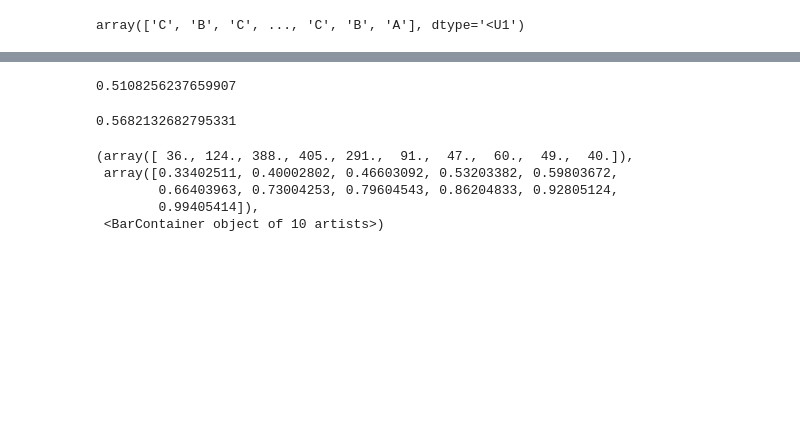
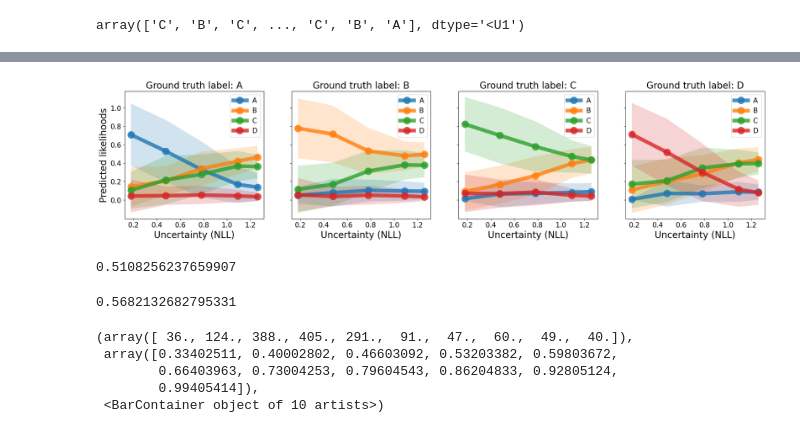
Before and after one commit to katiekang1998/llm_hallucinations, a Jupyter notebook: examples/analyze_mmlu.ipynb, the cells around one changed output, grey strips where cells are left out. Drawn from its saved outputs; the diff is of its cells as text; code cells hidden in the pictures; blank space fills up the shorter version.

```diff
--- a/examples/analyze_mmlu.ipynb
+++ b/examples/analyze_mmlu.ipynb
@@ -238,3 +238,78 @@ for j in range(4):
+# %%
+
+model_path = "ckpts/sft_mmlu_llama7B/checkpoint_01000/hf_model/"
+
+sft_eval_A_to_D_probs = np.load(model_path + "eval_A_to_D_probs.npy")
+neg_log_likelihoods = -np.log(sft_eval_A_to_D_probs.max(-1))
+
+# model_path = "ckpts/sft_mmlu_llama7B/checkpoint_02000/hf_model/"
+model_path = "ckpts/sft2_mmlu_llama7B_threshold0pt5_certainABCD/checkpoint_01000/hf_model/"
+
+fig, axs = plt.subplots(1, 4, figsize=(25, 5), sharey=True, sharex=True)
+
+
+neg_log_likelihood_bins = [0, 0.3, 0.6, 0.9, 1.2, 1.5]
+# neg_log_likelihood_bins = []
+# for percentiles in [0, 10, 40, 60, 90, 100]:
+#     print("Percentile: ", percentiles, np.percentile(neg_log_likelihoods, percentiles))
+#     neg_log_likelihood_bins.append(np.percentile(neg_log_likelihoods, percentiles))
+
+labels = ["A", "B", "C", "D"]
+
+for j in range(4):
+
+    sft2_eval_A_to_D_probs = np.load(model_path + f"eval_A_to_D_probs_truth{labels[j]}.npy")
+    sft2_neg_log_likelihoods = -np.log(sft2_eval_A_to_D_probs.max(-1))
+
+    neg_log_likelihoods_bin_means = []
+
+    A_to_D_likelihoods = {}
+    A_to_D_likelihoods["A"] = []
+    A_to_D_likelihoods["B"] = []
+    A_to_D_likelihoods["C"] = []
+    A_to_D_likelihoods["D"] = []
+
+    A_to_D_likelihood_stds = {}
+    A_to_D_likelihood_stds["A"] = []
+    A_to_D_likelihood_stds["B"] = []
+    A_to_D_likelihood_stds["C"] = []
+    A_to_D_likelihood_stds["D"] = []
+    for i in range(len(neg_log_likelihood_bins) - 1):
+        bin_idxs = np.where((neg_log_likelihoods > neg_log_likelihood_bins[i]) & (neg_log_likelihoods < neg_log_likelihood_bins[i+1]))[0]
+        A_to_D_likelihoods["A"].append(sft2_eval_A_to_D_probs[bin_idxs, 0].mean())
+        A_to_D_likelihoods["B"].append(sft2_eval_A_to_D_probs[bin_idxs, 1].mean())
+        A_to_D_likelihoods["C"].append(sft2_eval_A_to_D_probs[bin_idxs, 2].mean())
+        A_to_D_likelihoods["D"].append(sft2_eval_A_to_D_probs[bin_idxs, 3].mean())
+
+        A_to_D_likelihood_stds["A"].append(sft2_eval_A_to_D_probs[bin_idxs, 0].std())
+        A_to_D_likelihood_stds["B"].append(sft2_eval_A_to_D_probs[bin_idxs, 1].std())
+        A_to_D_likelihood_stds["C"].append(sft2_eval_A_to_D_probs[bin_idxs, 2].std())
+        A_to_D_likelihood_stds["D"].append(sft2_eval_A_to_D_probs[bin_idxs, 3].std())
+        neg_log_likelihoods_bin_means.append(neg_log_likelihoods[bin_idxs].mean())
+
+    axs[j].plot(neg_log_likelihoods_bin_means, A_to_D_likelihoods["A"], "o-", label="A", linewidth=8, markersize=15, alpha=0.8)
+    axs[j].fill_between(neg_log_likelihoods_bin_means, np.array(A_to_D_likelihoods["A"]) - np.array(A_to_D_likelihood_stds["A"]), np.array(A_to_D_likelihoods["A"]) + np.array(A_to_D_likelihood_stds["A"]), alpha=0.2)
+    axs[j].plot(neg_log_likelihoods_bin_means, A_to_D_likelihoods["B"], "o-", label="B", linewidth=8, markersize=15, alpha=0.8)
+    axs[j].fill_between(neg_log_likelihoods_bin_means, np.array(A_to_D_likelihoods["B"]) - np.array(A_to_D_likelihood_stds["B"]), np.array(A_to_D_likelihoods["B"]) + np.array(A_to_D_likelihood_stds["B"]), alpha=0.2)
+    axs[j].plot(neg_log_likelihoods_bin_means, A_to_D_likelihoods["C"], "o-", label="C", linewidth=8, markersize=15, alpha=0.8)
+    axs[j].fill_between(neg_log_likelihoods_bin_means, np.array(A_to_D_likelihoods["C"]) - np.array(A_to_D_likelihood_stds["C"]), np.array(A_to_D_likelihoods["C"]) + np.array(A_to_D_likelihood_stds["C"]), alpha=0.2)
+    axs[j].plot(neg_log_likelihoods_bin_means, A_to_D_likelihoods["D"], "o-", label="D", linewidth=8, markersize=15, alpha=0.8)
+    axs[j].fill_between(neg_log_likelihoods_bin_means, np.array(A_to_D_likelihoods["D"]) - np.array(A_to_D_likelihood_stds["D"]), np.array(A_to_D_likelihoods["D"]) + np.array(A_to_D_likelihood_stds["D"]), alpha=0.2)
+
+    axs[j].legend(fontsize=15)
+    # axs[j].axhline(0.25, linestyle = "--" ,color = "black",  linewidth=3, alpha=0.4)
+    # axs[j].axhline(0, linestyle = "--" ,color = "black",  linewidth=3, alpha=0.4)
+
+    # axs[j].set_xticklabels(fontsize=15)
+    axs[j].set_yticks([0 ,0.2, 0.4, 0.6, 0.8, 1],)
+    axs[j].xaxis.set_tick_params(labelsize=15)
+    axs[j].yaxis.set_tick_params(labelsize=15)
+    axs[j].set_xlabel("Uncertainty (NLL)", fontsize=20)
+    if j==0:
+        axs[j].set_ylabel("Predicted likelihoods", fontsize=20)
+    axs[j].set_title("Ground truth label: "+labels[j], fontsize=20)
+# %% [output]
+[figure, added]
 # %%
 -np.log(0.6)
 # %% [output]
```
Also changed, not shown: parts of 4 cells of this notebook, 15 other files.
